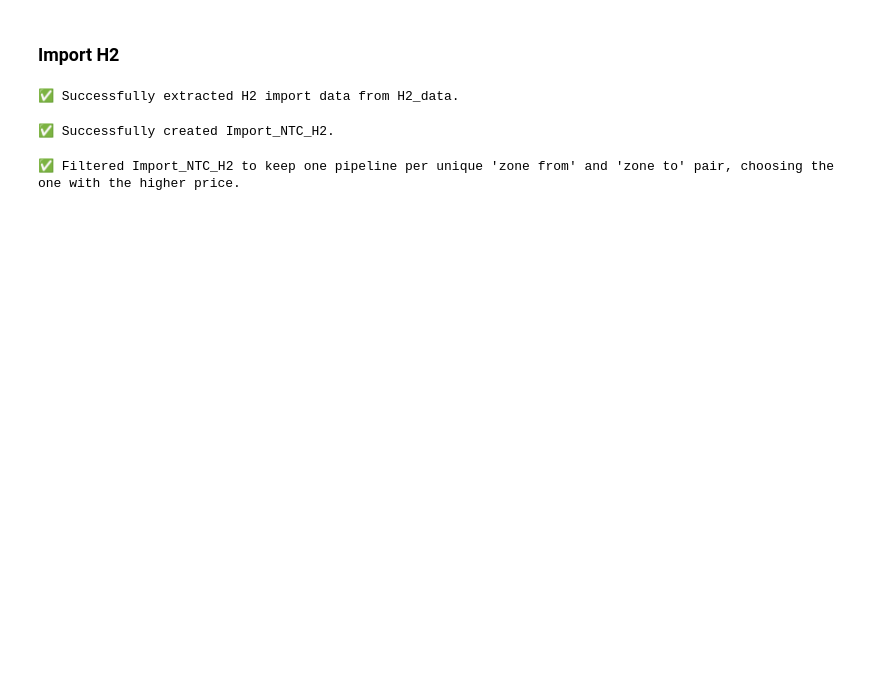
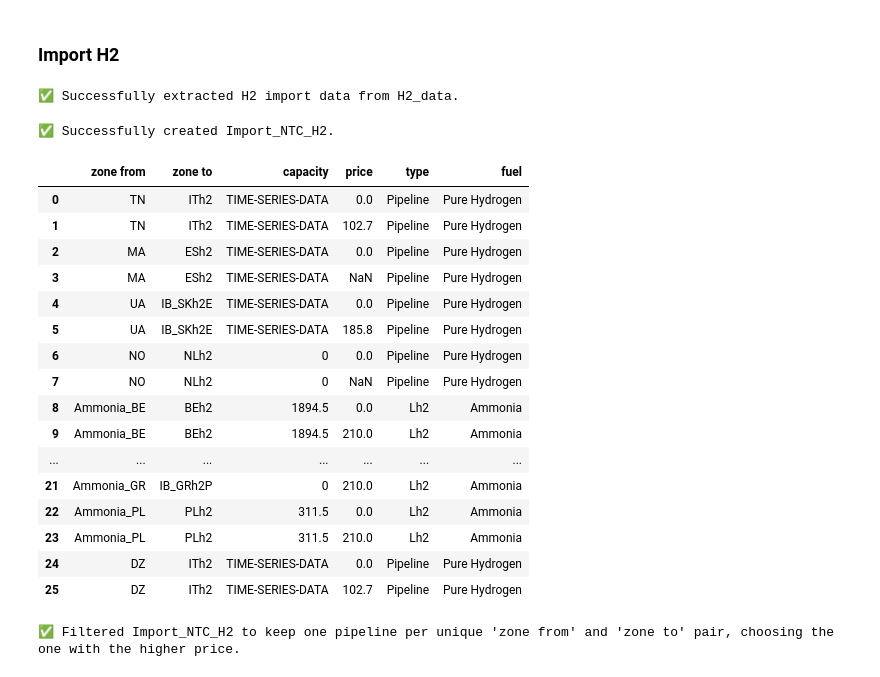
Before and after one commit to IgorKovacevicENNOH/ENNOH_Modelling, a Jupyter notebook: Intermediate_to_model_data_II.ipynb, the cells around one changed output. Saved outputs shown, nothing was run; the diff lists cells and outputs as text; code cells hidden in the pictures; blank space fills up the shorter version.

```diff
--- a/Intermediate_to_model_data_II.ipynb
+++ b/Intermediate_to_model_data_II.ipynb
@@ -390,4 +370,24 @@ else:
     Import_NTC_H2 = pd.DataFrame(columns=['zone from', 'zone to', 'capacity', 'price', 'type', 'fuel'])
 # %% [output]
 ✅ Successfully created Import_NTC_H2.
+# %%
+Import_NTC_H2
+# %% [output]
+|  | zone from | zone to | capacity | price | type | fuel |
+| 0 | TN | ITh2 | TIME-SERIES-DATA | 0.0 | Pipeline | Pure Hydrogen |
+| 1 | TN | ITh2 | TIME-SERIES-DATA | 102.7 | Pipeline | Pure Hydrogen |
+| 2 | MA | ESh2 | TIME-SERIES-DATA | 0.0 | Pipeline | Pure Hydrogen |
+| 3 | MA | ESh2 | TIME-SERIES-DATA | NaN | Pipeline | Pure Hydrogen |
+| 4 | UA | IB_SKh2E | TIME-SERIES-DATA | 0.0 | Pipeline | Pure Hydrogen |
+| 5 | UA | IB_SKh2E | TIME-SERIES-DATA | 185.8 | Pipeline | Pure Hydrogen |
+| 6 | NO | NLh2 | 0 | 0.0 | Pipeline | Pure Hydrogen |
+| 7 | NO | NLh2 | 0 | NaN | Pipeline | Pure Hydrogen |
+| 8 | Ammonia_BE | BEh2 | 1894.5 | 0.0 | Lh2 | Ammonia |
+| 9 | Ammonia_BE | BEh2 | 1894.5 | 210.0 | Lh2 | Ammonia |
+| ... | ... | ... | ... | ... | ... | ... |
+| 21 | Ammonia_GR | IB_GRh2P | 0 | 210.0 | Lh2 | Ammonia |
+| 22 | Ammonia_PL | PLh2 | 311.5 | 0.0 | Lh2 | Ammonia |
+| 23 | Ammonia_PL | PLh2 | 311.5 | 210.0 | Lh2 | Ammonia |
+| 24 | DZ | ITh2 | TIME-SERIES-DATA | 0.0 | Pipeline | Pure Hydrogen |
+| 25 | DZ | ITh2 | TIME-SERIES-DATA | 102.7 | Pipeline | Pure Hydrogen |
 # %%
```
Also changed, not shown: parts of 22 cells of this notebook.
